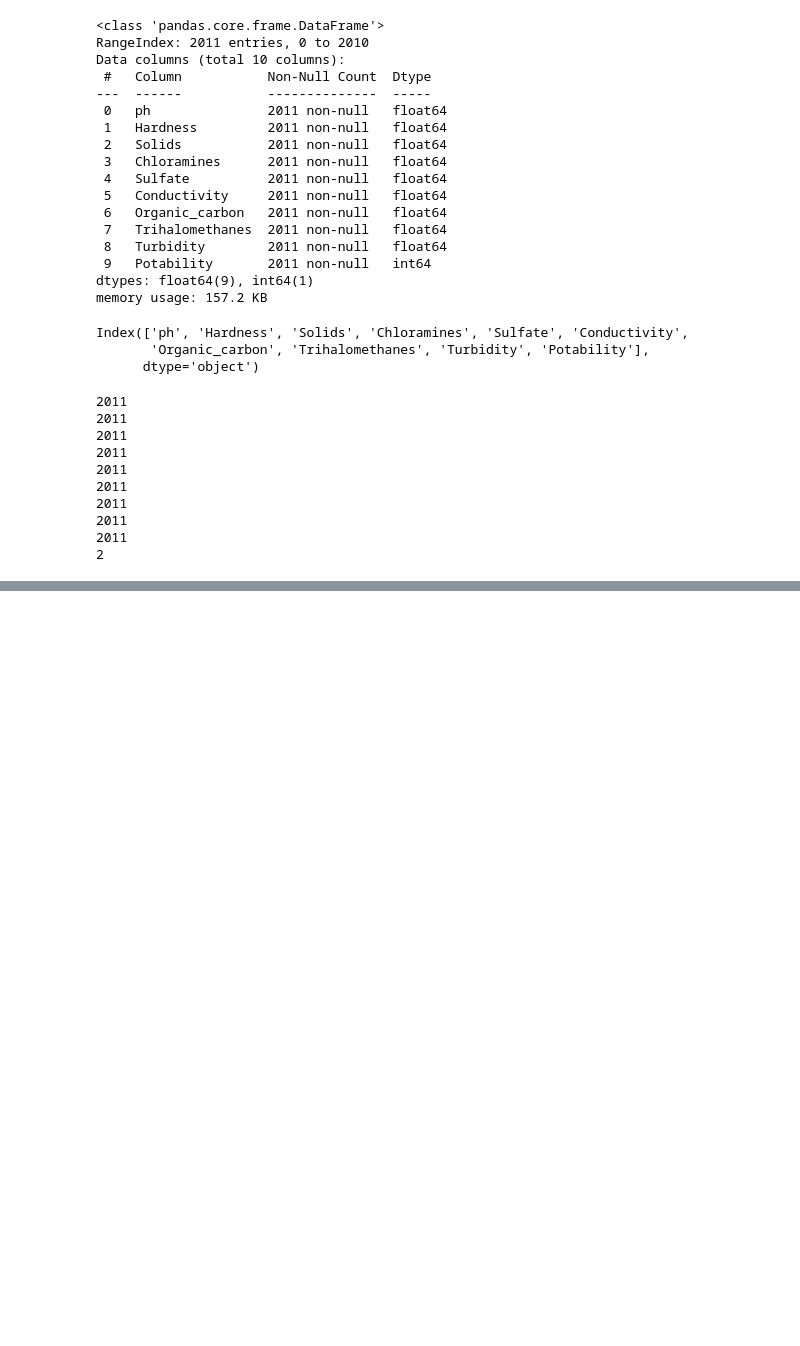
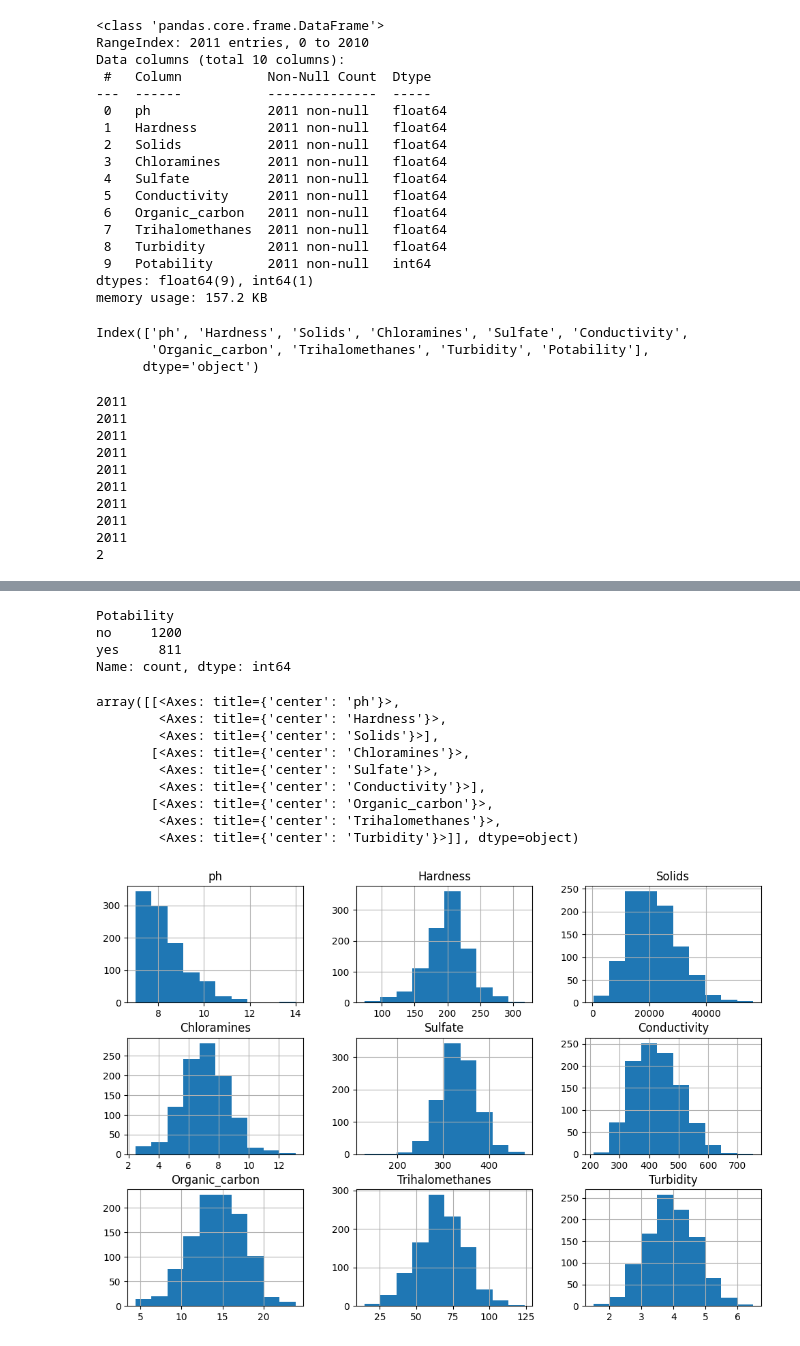
Before and after one commit to MinsingaK/Water-Potability, a Jupyter notebook: main.ipynb, the cells around one changed output, grey strips where cells are left out. Drawn from its saved outputs; the diff is of its cells as text; code cells hidden in the pictures; blank space fills up the shorter version.

Commit message:
data visualization modification

```diff
--- a/main.ipynb
+++ b/main.ipynb
@@ -99,0 +103,6 @@ water_data.to_csv('Cleaned_water_data.csv')
+# %%
+clean_water = pd.read_csv('Cleaned_water_data.csv')
+# %%
+# clean_water.drop(['Unnamed'], axis=1)
+clean_water.columns
+clean_water.drop(['Unnamed: 0'], axis=1, inplace=True)
@@ -99,0 +118,3 @@ water_data.to_csv('Cleaned_water_data.csv')
+# %%
+clean_water.Potability.replace([0, 1], ['no', 'yes'], inplace = True)
+clean_water.head()
@@ -99,0 +128,21 @@ water_data.to_csv('Cleaned_water_data.csv')
+# %%
+clean_water.Potability.value_counts()
+# %% [output]
+Potability
+no     1200
+yes     811
+Name: count, dtype: int64
+# %%
+clean_water = clean_water[clean_water['ph'] > 7]
+clean_water.hist(figsize = (12, 8))
+# %% [output]
+array([[<Axes: title={'center': 'ph'}>,
+        <Axes: title={'center': 'Hardness'}>,
+        <Axes: title={'center': 'Solids'}>],
+       [<Axes: title={'center': 'Chloramines'}>,
+        <Axes: title={'center': 'Sulfate'}>,
+        <Axes: title={'center': 'Conductivity'}>],
+       [<Axes: title={'center': 'Organic_carbon'}>,
+        <Axes: title={'center': 'Trihalomethanes'}>,
+        <Axes: title={'center': 'Turbidity'}>]], dtype=object)
+[figure, added]
```
Also changed, not shown: parts of 6 cells of this notebook, 1 other file.
